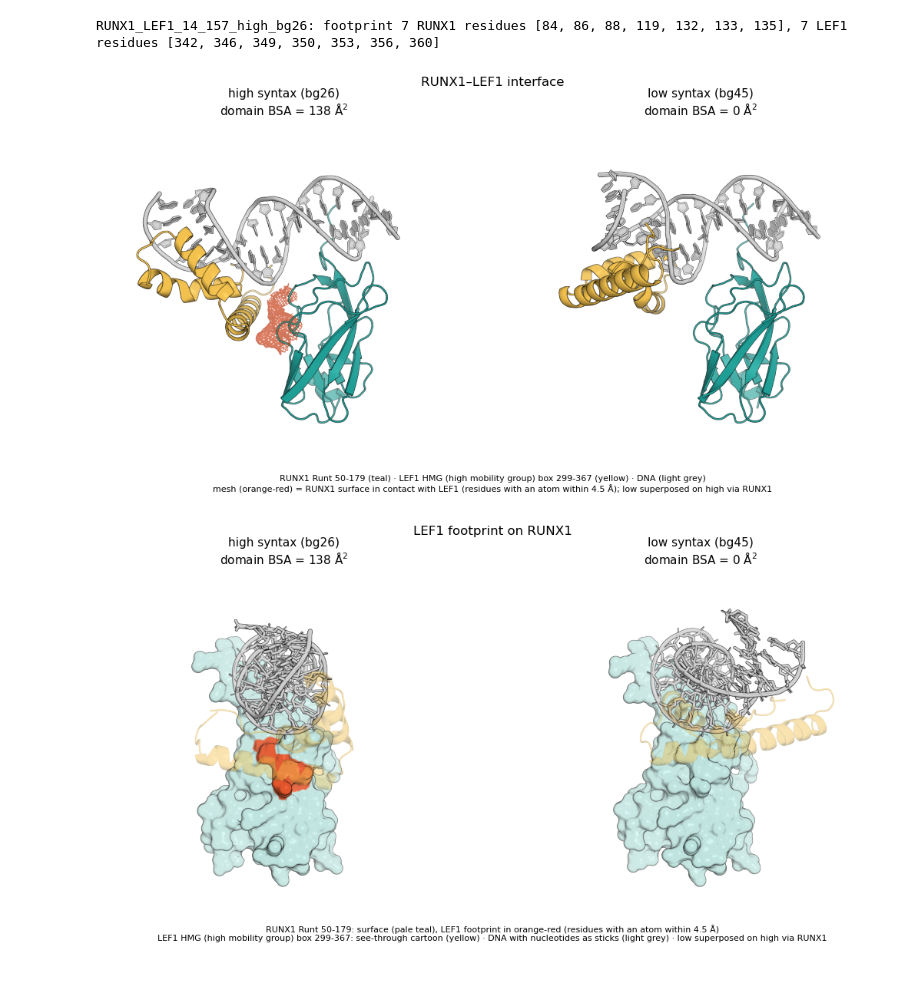
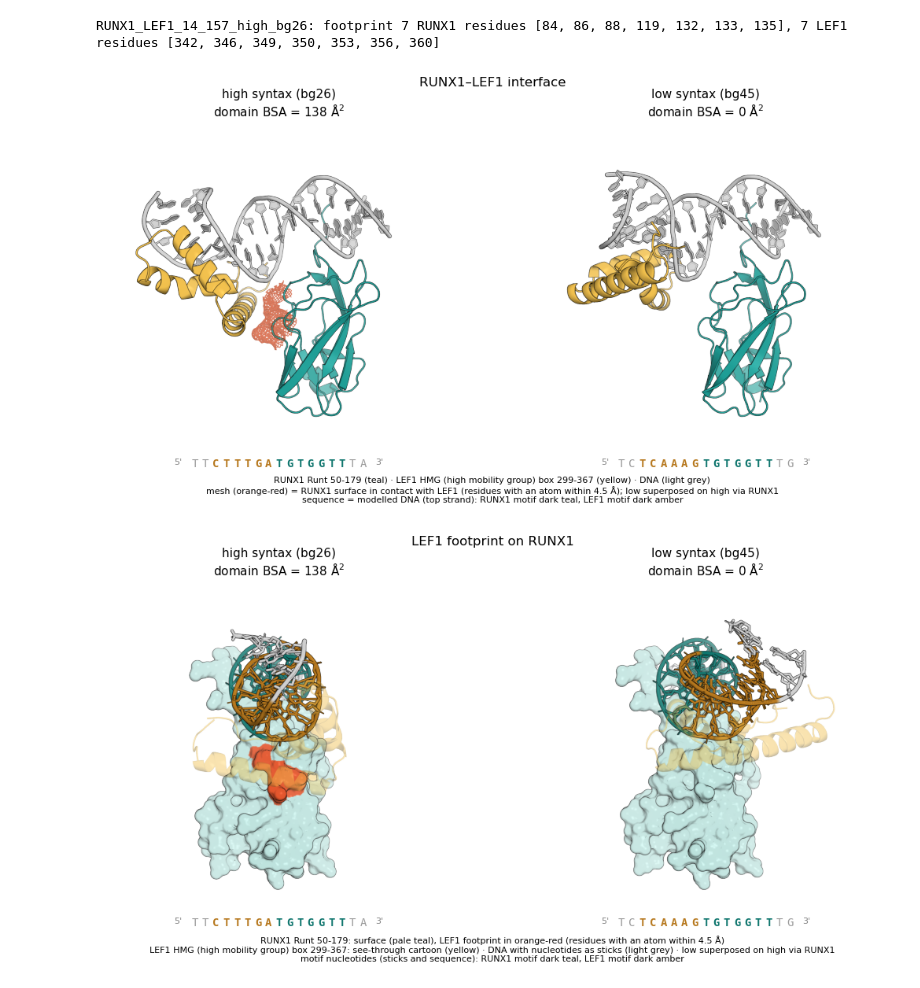
Before and after one commit to izu0421/thy_tf_dna, a Jupyter notebook: notebooks/4_representative_structures_n100_rho0.6.ipynb, the cells around one changed output. Cells and saved outputs as stored; diff of their text form; code cells hidden in the pictures.

```diff
--- a/notebooks/4_representative_structures_n100_rho0.6.ipynb
+++ b/notebooks/4_representative_structures_n100_rho0.6.ipynb
@@ -49,8 +49,10 @@ IDR_NOTE = {"none": "", "linkers": "linker between a TF's domains: lighter tint"
 # structure colours in the style of Baker-lab figures (teal / yellow complex partners, grey context;
 # e.g. Vazquez Torres et al. Nature 2023, Cao et al. Nature 2022)
 COL = {"TF1": "#1f9e96", "TF2": "#f2c14e", "DNA": "#d0d0d0", "IFACE": "#e4572e",
+       "MOTIF1": "#0f766e", "MOTIF2": "#b7791f",  # each TF's motif on the DNA: darker shade of that TF's colour
        "IDR1": "#a6dbd6", "IDR2": "#fae6b0"}  # residues outside the annotated domains (only if SHOW_IDR)
-COL_NAME = {"TF1": "teal", "TF2": "yellow", "DNA": "light grey", "IFACE": "orange-red"}
+COL_NAME = {"TF1": "teal", "TF2": "yellow", "DNA": "light grey", "IFACE": "orange-red",
+            "MOTIF1": "dark teal", "MOTIF2": "dark amber"}
 
 def yy_pymol_colours(cmd):
     for k, hexcol in COL.items():
@@ -442,20 +479,22 @@ for ax, cls in zip(axes, ["high", "low"]):
     ax.imshow(mpimg.imread(f"../results/figures/representative_structures/{rep}_{TAG}_interface_mesh.png"))
     ax.axis("off")
     ax.set_title(f"{cls} syntax (bg{rep.split('_bg')[1]})\ndomain BSA = {dom_bsa[rep]:.0f} Å$^2$", fontsize=11)
+    yy_draw_sequence(ax, rep)
 fig.suptitle(f"{tf1}–{tf2} interface", fontsize=12)
 fig.text(0.5, 0.01,
          f"{tf1} {yy_domain_label(tf1)} ({COL_NAME['TF1']}) · {tf2} {yy_domain_label(tf2)} ({COL_NAME['TF2']}) · "
          f"DNA ({COL_NAME['DNA']})"
          + (" · " + IDR_NOTE if IDR_NOTE else "") +
          f"\nmesh ({COL_NAME['IFACE']}) = {tf1} surface in contact with {tf2} (residues with an atom within 4.5 Å); "
-         f"low superposed on high via {tf1}",
+         f"low superposed on high via {tf1}\n"
+         f"sequence = modelled DNA (top strand): {tf1} motif {COL_NAME['MOTIF1']}, {tf2} motif {COL_NAME['MOTIF2']}",
          ha="center", va="bottom", fontsize=8)
-plt.tight_layout(rect=(0, 0.07, 1, 0.97))
+plt.tight_layout(rect=(0, 0.11, 1, 0.97))
 plt.savefig(f"../results/figures/representative_{tf1}_{tf2}_{TAG}_interface.pdf", bbox_inches='tight')
 plt.show()
 plt.close()
 # %% [output]
-[figure, old version]
+[figure, new version]
 # %%
 # "binder footprint" view: TF1 as a surface with the TF2 footprint painted on it, TF2 as a see-through cartoon,
 # DNA with its nucleotides as sticks. Footprint = TF1 residues with a heavy atom within contact_cut A of TF2,
@@ -482,6 +521,7 @@ def yy_render_footprint(group, width=1400, height=1300, contact_cut=4.5, tf2_tra
         cmd.show("cartoon", f"{cls} and chain C+D")
         cmd.show("sticks", f"{cls} and chain C+D and not elem H")  # nucleotides
         cmd.color("yy_DNA", f"{cls} and chain C+D")
+        yy_colour_motifs(cmd, cls, reps[(group, cls)])
         # TF1 surface from its own object (TF2/DNA do not shape it); footprint residues in the interface colour
         cmd.create(f"surf_{cls}", dom_a)
         cmd.show_as("surface", f"surf_{cls}")
@@ -514,33 +554,35 @@ def yy_render_footprint(group, width=1400, height=1300, contact_cut=4.5, tf2_tra
         y = np.cross(z, x)
     view = list(cmd.get_view())
     view[:9] = np.vstack([x, y, z]).T.flatten().tolist()
     cmd.set_view(view)
     cmd.zoom(" or ".join(shown), buffer=1, complete=1)
     for cls in ["high", "low"]:
         cmd.disable("all")
         for obj in [cls, f"surf_{cls}", f"tf2_{cls}"]:
             cmd.enable(obj)
         cmd.png(f"../results/figures/representative_structures/{reps[(group, cls)]}_{TAG}_footprint.png",
                 width=width, height=height, dpi=300, ray=1)
     p.stop()
 
 yy_render_footprint(group)
 
 fig, axes = plt.subplots(1, 2, figsize=(11, 5.6))
 for ax, cls in zip(axes, ["high", "low"]):
     rep = reps[(group, cls)]
     ax.imshow(mpimg.imread(f"../results/figures/representative_structures/{rep}_{TAG}_footprint.png"))
     ax.axis("off")
     ax.set_title(f"{cls} syntax (bg{rep.split('_bg')[1]})\ndomain BSA = {dom_bsa[rep]:.0f} Å$^2$", fontsize=11)
+    yy_draw_sequence(ax, rep)
 fig.suptitle(f"{tf2} footprint on {tf1}", fontsize=12)
 fig.text(0.5, 0.01,
          f"{tf1} {yy_domain_label(tf1)}: surface (pale teal), {tf2} footprint in {COL_NAME['IFACE']} "
          f"(residues with an atom within 4.5 Å)\n{tf2} {yy_domain_label(tf2)}: see-through cartoon ({COL_NAME['TF2']}) · "
-         f"DNA with nucleotides as sticks ({COL_NAME['DNA']}) · low superposed on high via {tf1}",
+         f"DNA with nucleotides as sticks ({COL_NAME['DNA']}) · low superposed on high via {tf1}\n"
+         f"motif nucleotides (sticks and sequence): {tf1} motif {COL_NAME['MOTIF1']}, {tf2} motif {COL_NAME['MOTIF2']}",
          ha="center", va="bottom", fontsize=8)
-plt.tight_layout(rect=(0, 0.07, 1, 0.97))
+plt.tight_layout(rect=(0, 0.11, 1, 0.97))
 plt.savefig(f"../results/figures/representative_{tf1}_{tf2}_{TAG}_footprint.pdf", bbox_inches='tight')
 plt.show()
 plt.close()
 # %% [output]
-[figure, old version]
+[figure, new version]
```
Also changed, not shown: parts of 1 cell of this notebook, 22 other files.
